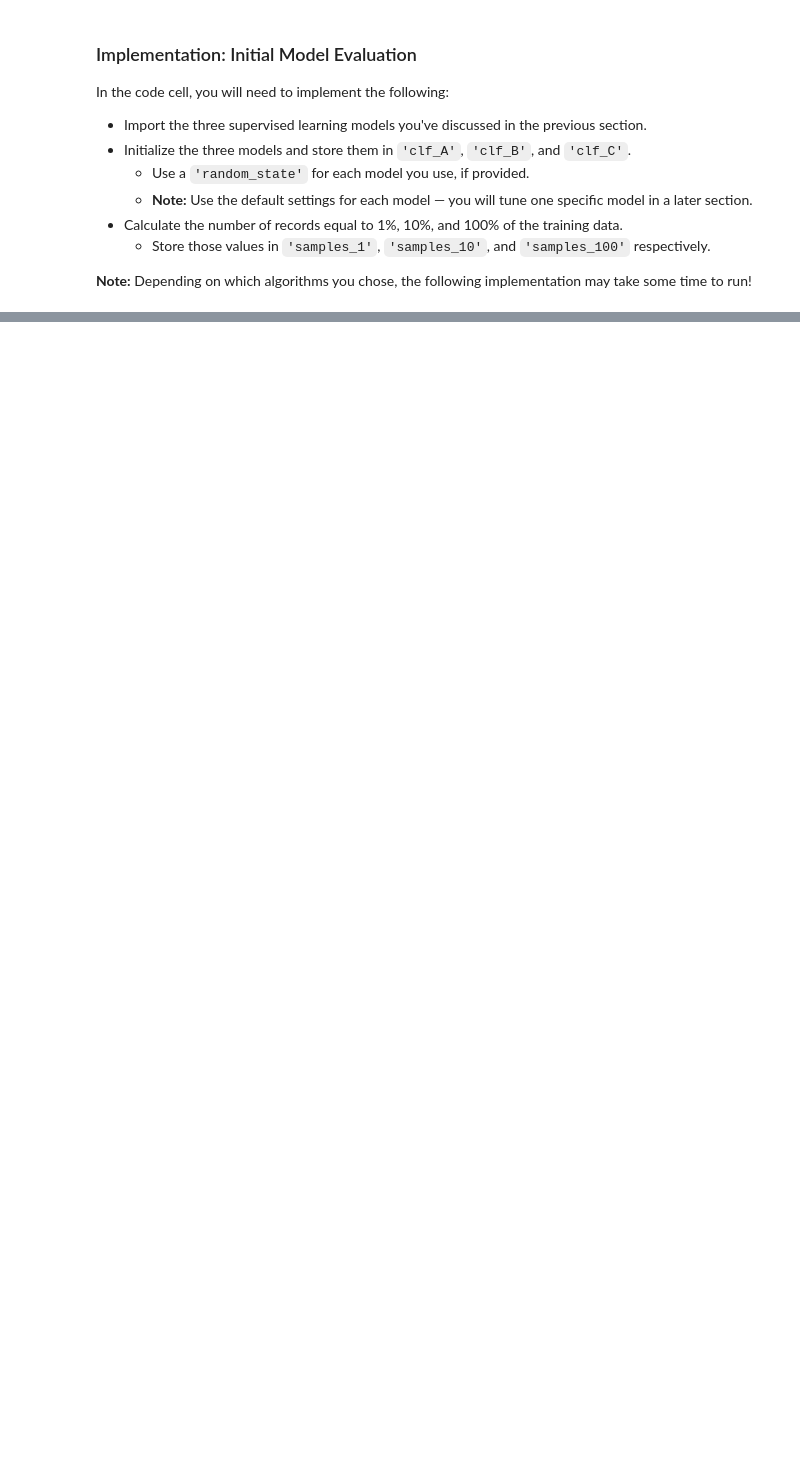
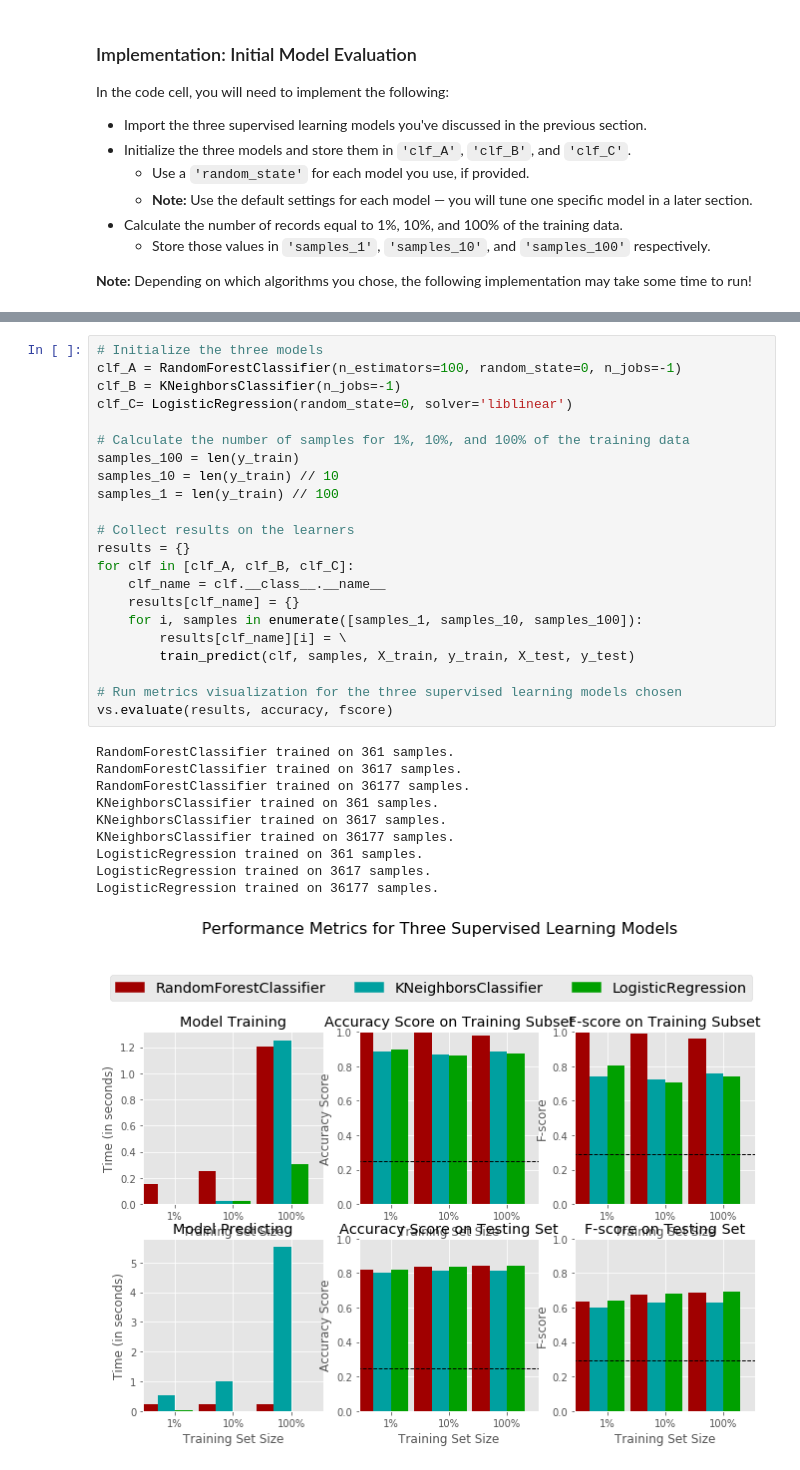
Before and after one commit to optiflow/udacity-data-scientist-nanodegree, a Jupyter notebook: assignment_1/finding_donors.ipynb, the cells around one changed output, grey strips where cells are left out. Drawn from its saved outputs; the diff is of its cells as text; blank space fills up the shorter version.

```diff
--- a/assignment_1/finding_donors.ipynb
+++ b/assignment_1/finding_donors.ipynb
@@ -740,0 +371,33 @@ You will also need run the following in order to convert the Jupyter notebook in
+# %%
+# Initialize the three models
+clf_A = RandomForestClassifier(n_estimators=100, random_state=0, n_jobs=-1)
+clf_B = KNeighborsClassifier(n_jobs=-1)
+clf_C= LogisticRegression(random_state=0, solver='liblinear')
+
+# Calculate the number of samples for 1%, 10%, and 100% of the training data
+samples_100 = len(y_train)
+samples_10 = len(y_train) // 10
+samples_1 = len(y_train) // 100
+
+# Collect results on the learners
+results = {}
+for clf in [clf_A, clf_B, clf_C]:
+    clf_name = clf.__class__.__name__
+    results[clf_name] = {}
+    for i, samples in enumerate([samples_1, samples_10, samples_100]):
+        results[clf_name][i] = \
+        train_predict(clf, samples, X_train, y_train, X_test, y_test)
+
+# Run metrics visualization for the three supervised learning models chosen
+vs.evaluate(results, accuracy, fscore)
+# %% [output]
+RandomForestClassifier trained on 361 samples.
+RandomForestClassifier trained on 3617 samples.
+RandomForestClassifier trained on 36177 samples.
+KNeighborsClassifier trained on 361 samples.
+KNeighborsClassifier trained on 3617 samples.
+KNeighborsClassifier trained on 36177 samples.
+LogisticRegression trained on 361 samples.
+LogisticRegression trained on 3617 samples.
+LogisticRegression trained on 36177 samples.
+[figure, added]
```
Also changed, not shown: parts of 86 cells of this notebook, 1 other file.
